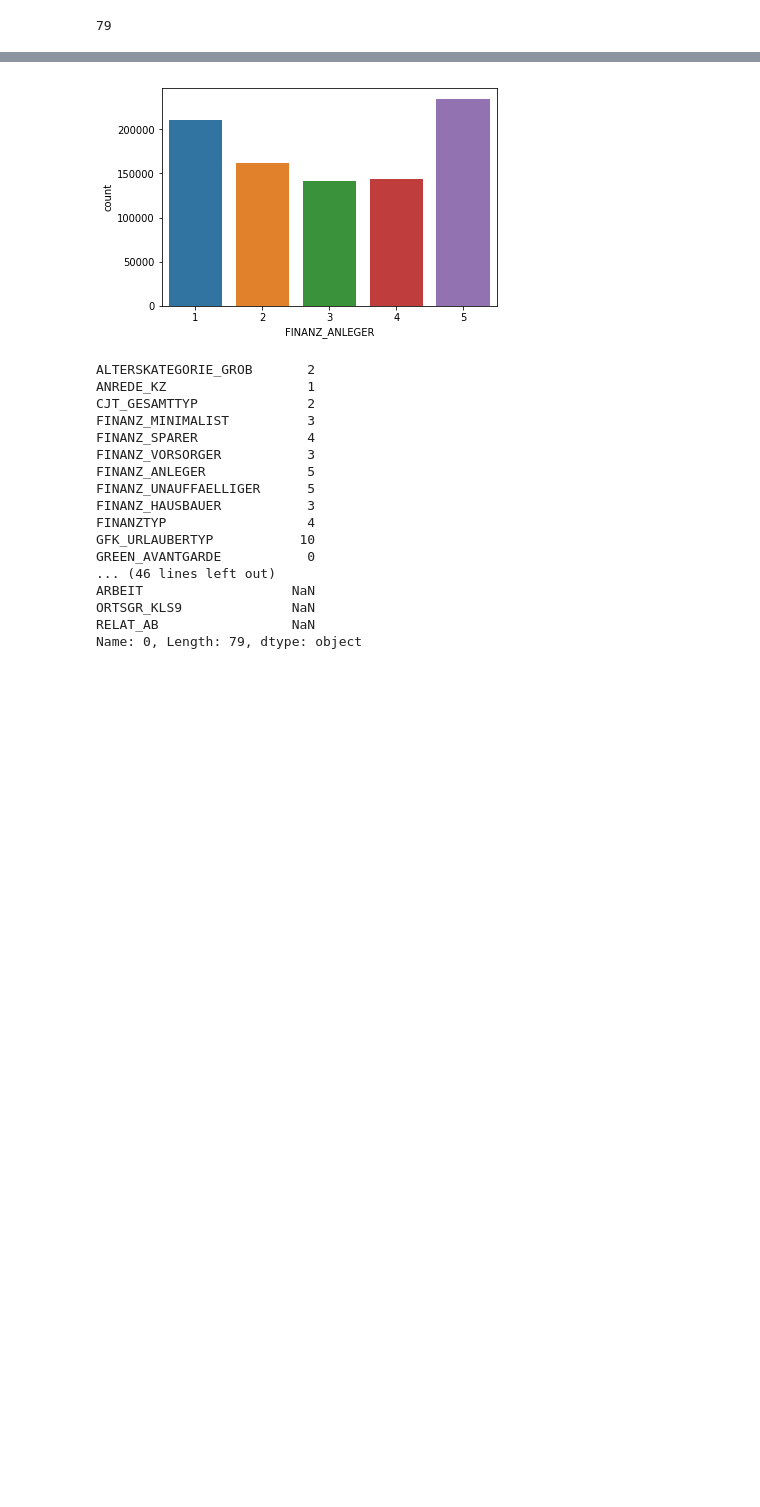
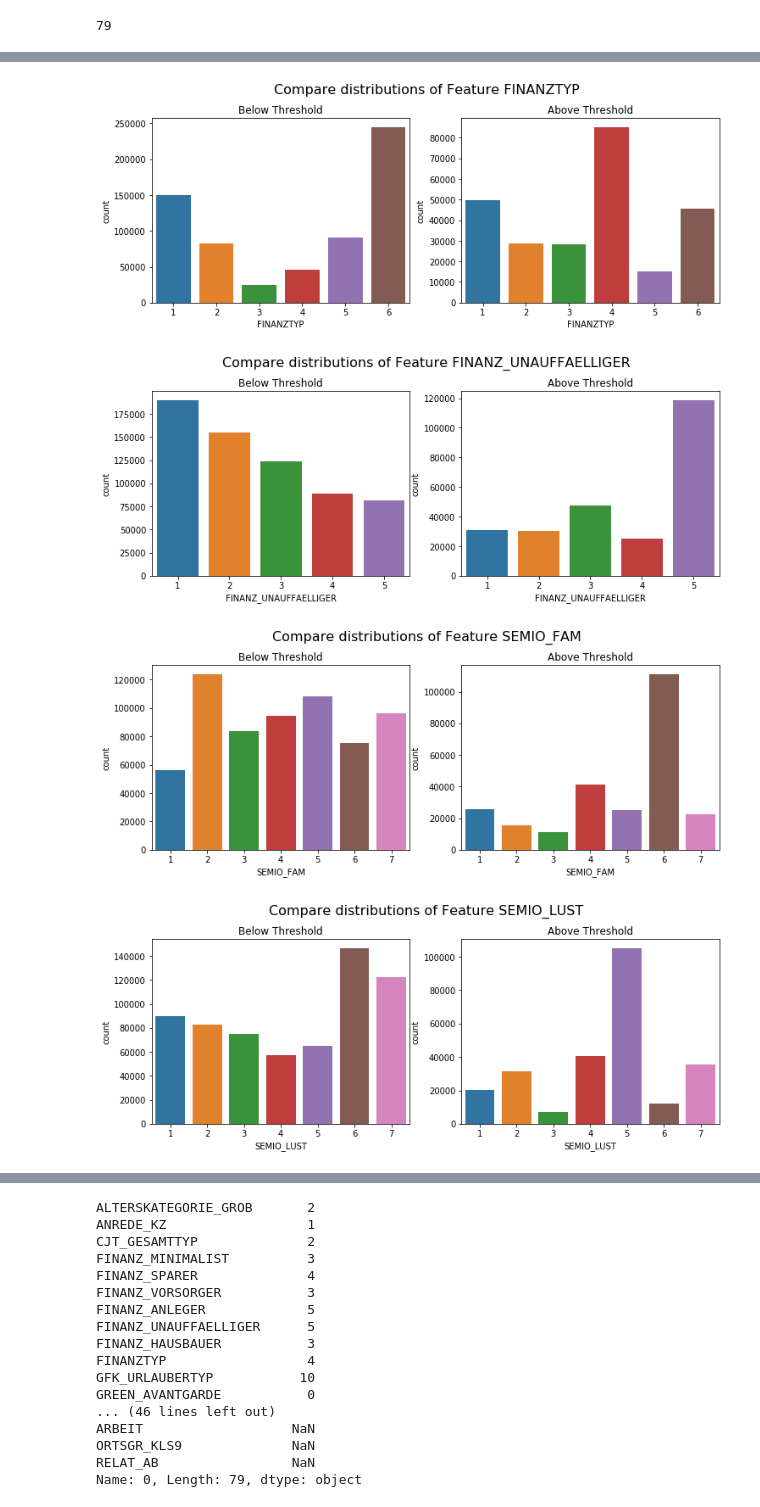
Before and after one commit to noreenwu/customer-segments, a Jupyter notebook: Identify_Customer_Segments.ipynb, the cells around one changed output, grey strips where cells are left out. Drawn from its saved outputs; the diff is of its cells as text; code cells hidden in the pictures; blank space fills up the shorter version.

```diff
--- a/Identify_Customer_Segments.ipynb
+++ b/Identify_Customer_Segments.ipynb
@@ -545,0 +611,10 @@ for f in compare_feats:
+# %%
+compare_feats = ['FINANZTYP', 'FINANZ_UNAUFFAELLIGER', 'SEMIO_FAM', 'SEMIO_LUST', 'ZABEOTYP', 'ALTERSKATEGORIE_GROB', 'HH_EINKOMMEN_SCORE']
+
+for f in compare_feats:
+    compare_distributions(f, az2_chunk1, az2_chunk2)
+# %% [output]
+[figure, added]
+[figure, added]
+[figure, added]
+[figure, added]
@@ -558,10 +636,6 @@ rows_w_nan_df.head(4)
 | 11 | 2.0 | 1 | 6.0 | 3 | 4 | 3 | ... |
 | 12 | 3.0 | 1 | 6.0 | 5 | 3 | 4 | ... |
 4 rows × 79 columns
-# %%
-ax = sns.countplot(x="FINANZ_ANLEGER", data=az2)
-# %% [output]
-[figure, removed]
 # %%
 first_row = rows_w_nan_df.iloc[0]
 first_row
```
Also changed, not shown: parts of 37 cells of this notebook, 1 other file.
